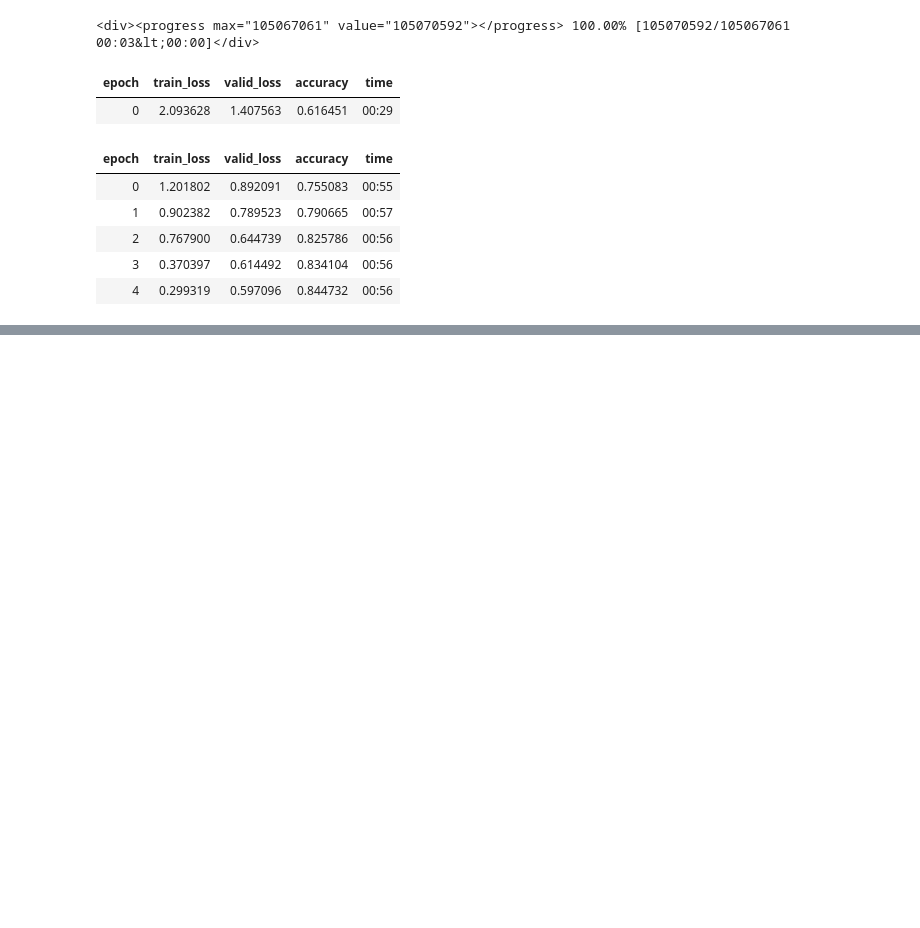
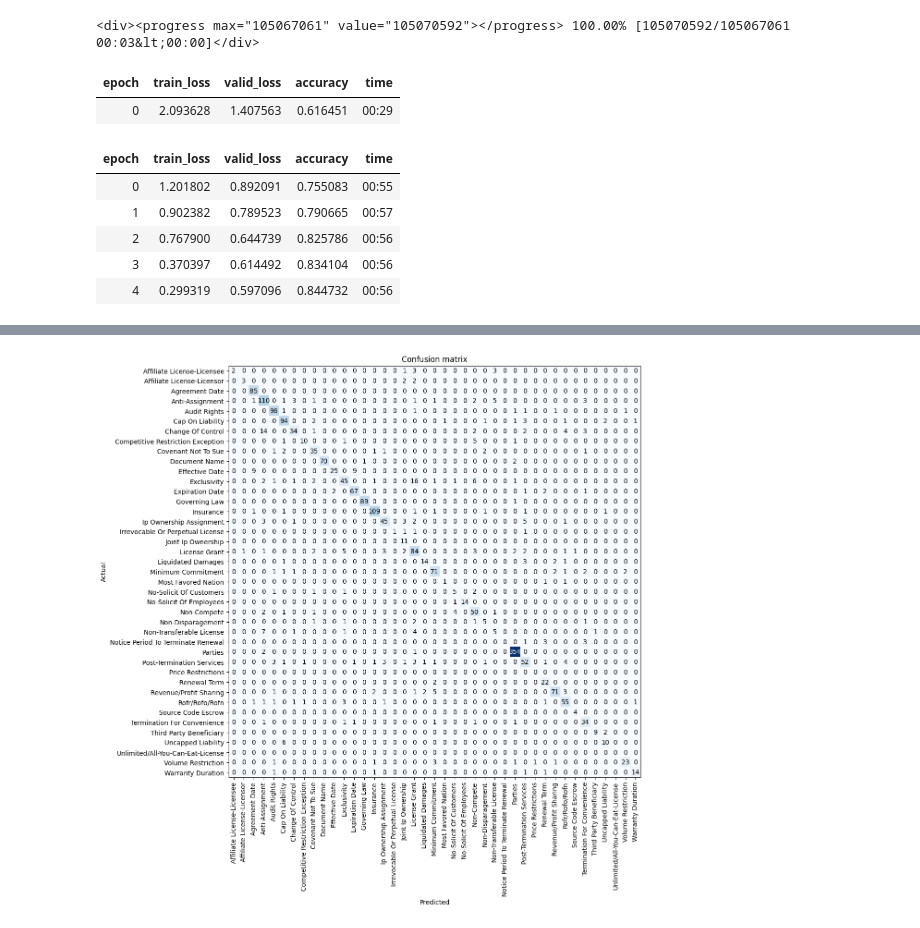
Before and after one commit to kiruanime2003/Terms-conditions-summarizer, a Jupyter notebook: Terms_conditions_app.ipynb, the cells around one changed output, grey strips where cells are left out. Saved outputs shown, nothing was run; the diff lists cells and outputs as text; code cells hidden in the pictures; blank space fills up the shorter version.

Commit message:
added confusion matrix

```diff
--- a/Terms_conditions_app.ipynb
+++ b/Terms_conditions_app.ipynb
@@ -137,3 +136,10 @@ learn.fine_tune(5, base_lr=2e-2)
 | 4 | 0.299319 | 0.597096 | 0.844732 | 00:56 |
 # %%
 learn.export("legal_terms_conditions_model.pkl")
+# %%
+from fastai.text.all import *
+
+interp = ClassificationInterpretation.from_learner(learn)
+
+interp.plot_confusion_matrix(figsize=(12, 12), dpi=100)
+# %% [output]
@@ -139,0 +148 @@ learn.export("legal_terms_conditions_model.pkl")
+[figure, added]
```
Also changed, not shown: parts of 2 cells of this notebook.
